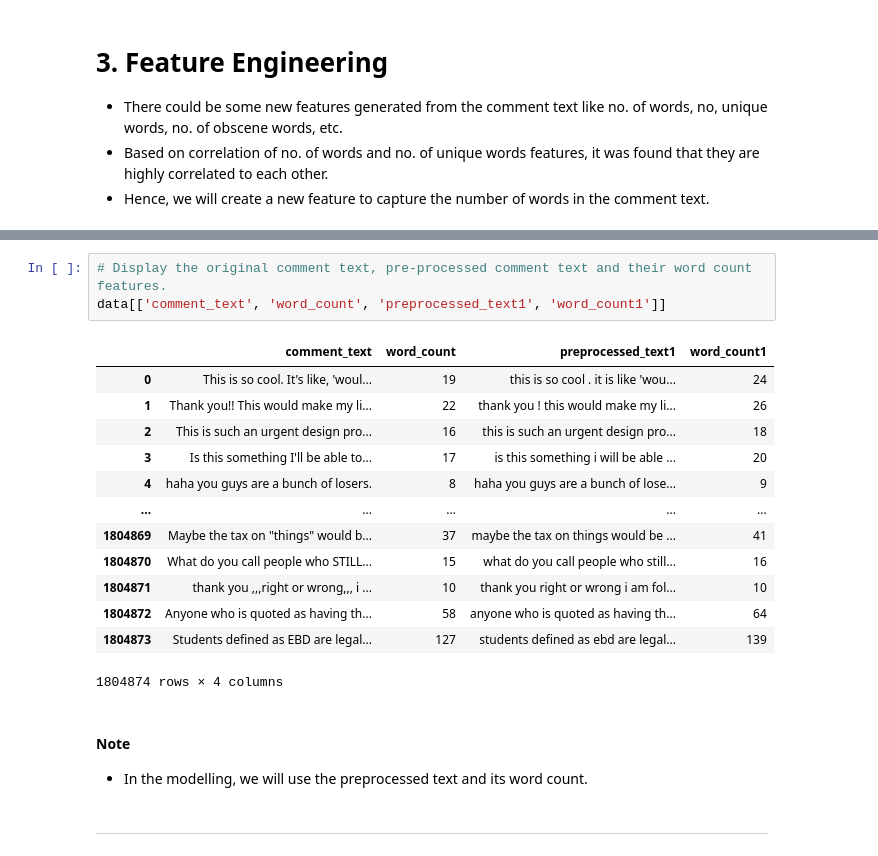
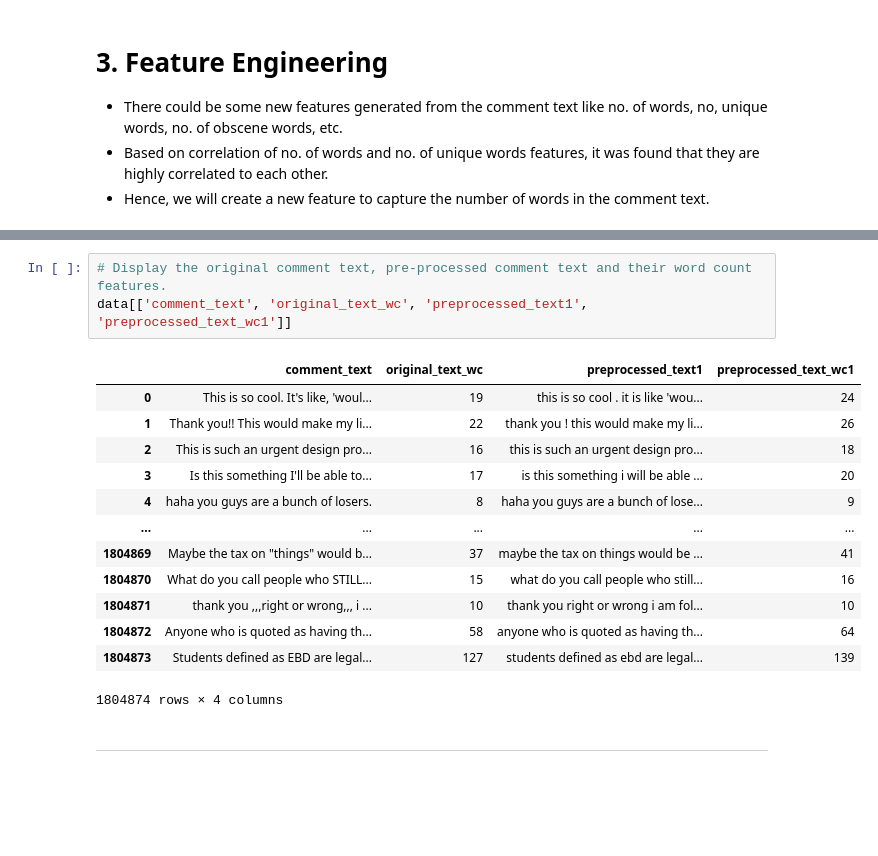
Before and after one commit to pulkitratnaganjeer/ToxicityClassification, a Jupyter notebook: 2.Data Preprocessing.ipynb, the cells around one changed output, grey strips where cells are left out. Drawn from its saved outputs; the diff is of its cells as text; blank space fills up the shorter version.

```diff
--- a/2.Data Preprocessing.ipynb
+++ b/2.Data Preprocessing.ipynb
@@ -750,23 +765,19 @@ Wall time: 49.9 s
-# %%
-# Display the original comment text, pre-processed comment text and their word count features.
-data[['comment_text', 'word_count', 'preprocessed_text1', 'word_count1']]
-# %% [output]
-|  | comment_text | word_count | preprocessed_text1 | word_count1 |
-| 0 | This is so cool. It's like, 'woul... | 19 | this is so cool . it is like 'wou... | 24 |
-| 1 | Thank you!! This would make my li... | 22 | thank you ! this would make my li... | 26 |
-| 2 | This is such an urgent design pro... | 16 | this is such an urgent design pro... | 18 |
-| 3 | Is this something I'll be able to... | 17 | is this something i will be able ... | 20 |
-| 4 | haha you guys are a bunch of losers. | 8 | haha you guys are a bunch of lose... | 9 |
-| ... | ... | ... | ... | ... |
-| 1804869 | Maybe the tax on "things" would b... | 37 | maybe the tax on things would be ... | 41 |
-| 1804870 | What do you call people who STILL... | 15 | what do you call people who still... | 16 |
-| 1804871 | thank you ,,,right or wrong,,, i ... | 10 | thank you right or wrong i am fol... | 10 |
-| 1804872 | Anyone who is quoted as having th... | 58 | anyone who is quoted as having th... | 64 |
-| 1804873 | Students defined as EBD are legal... | 127 | students defined as ebd are legal... | 139 |
-1804874 rows × 4 columns
-# %% [markdown]
-#### Note
-
-* In the modelling, we will use the preprocessed text and its word count.
+# %%
+# Display the original comment text, pre-processed comment text and their word count features.
+data[['comment_text', 'original_text_wc', 'preprocessed_text1', 'preprocessed_text_wc1']]
+# %% [output]
+|  | comment_text | original_text_wc | preprocessed_text1 | preprocessed_text_wc1 |
+| 0 | This is so cool. It's like, 'woul... | 19 | this is so cool . it is like 'wou... | 24 |
+| 1 | Thank you!! This would make my li... | 22 | thank you ! this would make my li... | 26 |
+| 2 | This is such an urgent design pro... | 16 | this is such an urgent design pro... | 18 |
+| 3 | Is this something I'll be able to... | 17 | is this something i will be able ... | 20 |
+| 4 | haha you guys are a bunch of losers. | 8 | haha you guys are a bunch of lose... | 9 |
+| ... | ... | ... | ... | ... |
+| 1804869 | Maybe the tax on "things" would b... | 37 | maybe the tax on things would be ... | 41 |
+| 1804870 | What do you call people who STILL... | 15 | what do you call people who still... | 16 |
+| 1804871 | thank you ,,,right or wrong,,, i ... | 10 | thank you right or wrong i am fol... | 10 |
+| 1804872 | Anyone who is quoted as having th... | 58 | anyone who is quoted as having th... | 64 |
+| 1804873 | Students defined as EBD are legal... | 127 | students defined as ebd are legal... | 139 |
+1804874 rows × 4 columns
 # %% [markdown]
 ----
```
Also changed, not shown: parts of 18 cells of this notebook, 1 other file.
